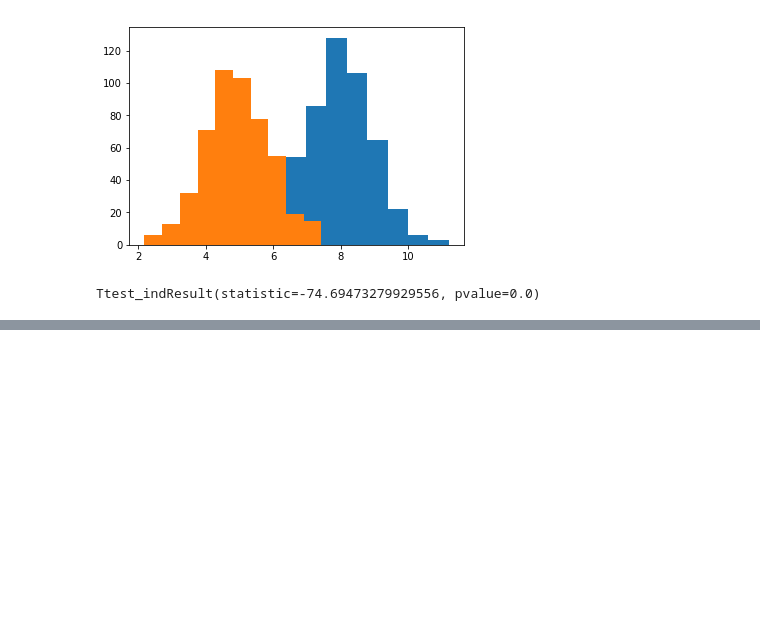
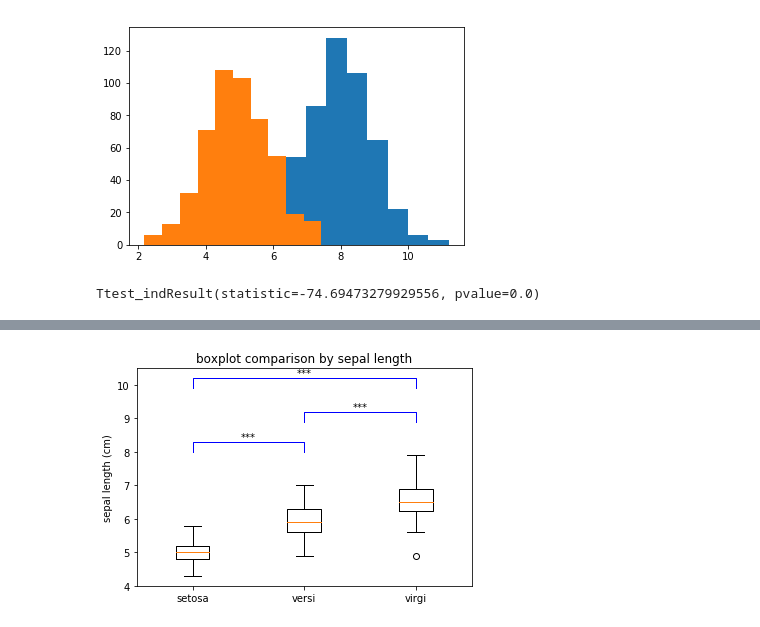
Before and after one commit to k821209/biobigdata, a Jupyter notebook: 2. biodata.ipynb, the cells around one changed output, grey strips where cells are left out. Drawn from its saved outputs; the diff is of its cells as text; code cells hidden in the pictures; blank space fills up the shorter version.

```diff
--- a/2. biodata.ipynb
+++ b/2. biodata.ipynb
@@ -381,0 +386,4 @@ Ttest_indResult(statistic=-74.69473279929556, pvalue=0.0)
+# %%
+m_setosa = df.cultivar == 'setosa'
+m_versi  = df.cultivar == 'versicolor'
+m_virgi  = df.cultivar == 'virginica'
@@ -381,0 +399,36 @@ Ttest_indResult(statistic=-74.69473279929556, pvalue=0.0)
+# %%
+setosa_sl = df[m_setosa]['sepal length (cm)'].values
+versi_sl  = df[m_versi]['sepal length (cm)'].values
+virgi_sl  = df[m_virgi]['sepal length (cm)'].values
+
+sl_list = [setosa_sl,versi_sl,virgi_sl]
+
+plt.boxplot(sl_list)
+plt.title('boxplot comparison by sepal length')
+plt.xticks([1,2,3],['setosa','versi','virgi'])
+plt.ylabel('sepal length (cm)')
+
+# statistical annotation
+from itertools import combinations
+
+for x,y in combinations([0,1,2],2):
+    a,b = sl_list[x],sl_list[y]
+    t,p = ttest_ind(a,b)
+
+    m1 = (p < 0.05) & (p >= 0.01)
+    m2 = (p < 0.01) & (p >= 0.001)
+    m3 = (p < 0.001)
+
+    m = np.array([m1,m2,m3])
+
+    sig_list = np.array(['*','**','***'])
+    sig=sig_list[m][0]
+
+    x1, x2    = x+1,y+1
+    y, h = np.max([a,b]) + abs(x-y), 0.3
+    plt.plot([x1, x1, x2, x2], [y, y+h, y+h, y], lw=1, c='b')
+    plt.text((x1+x2)*.5, y+h, sig, ha='center', va='bottom', color=col)
+
+plt.show()
+# %% [output]
+[figure, added]
```
Also changed, not shown: parts of 2 cells of this notebook.
